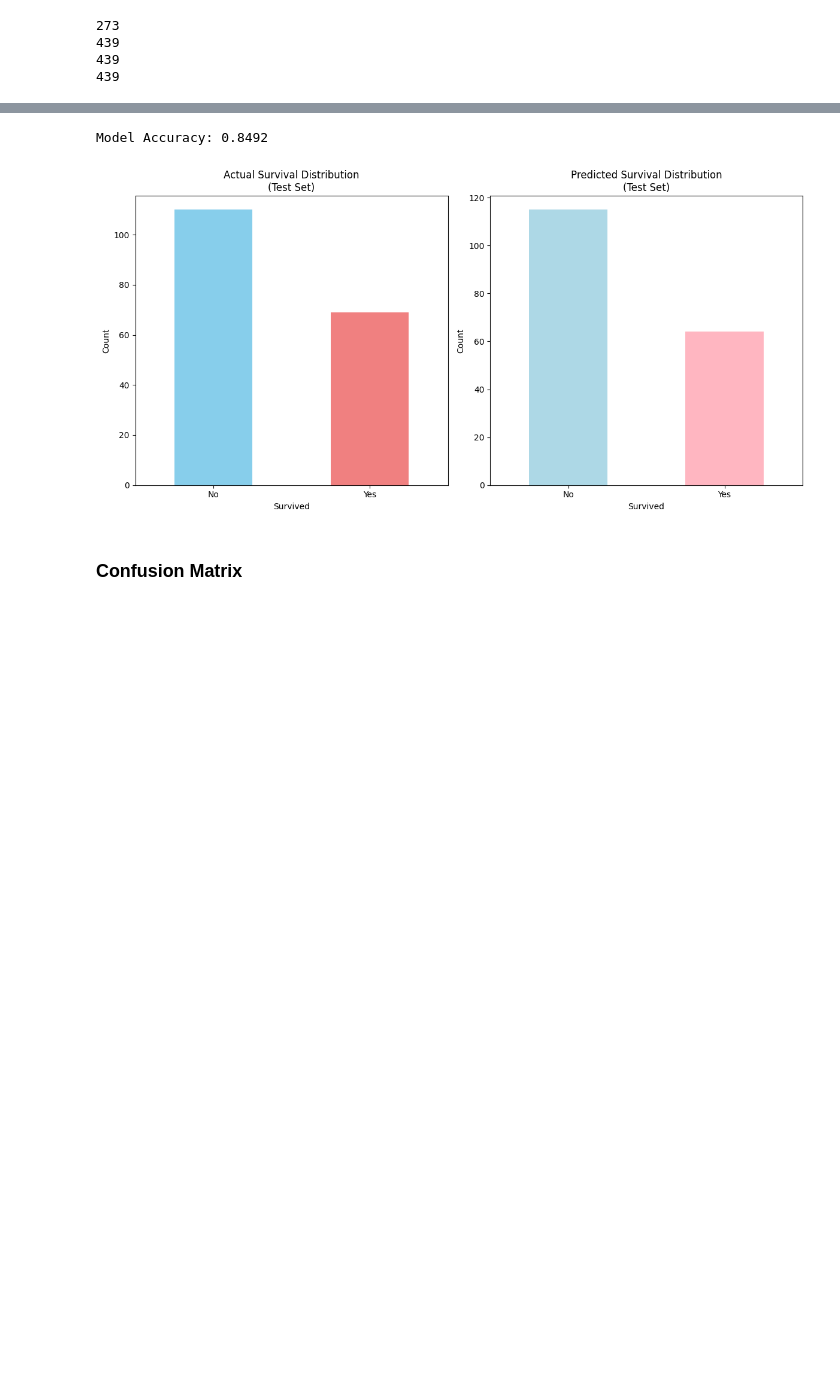
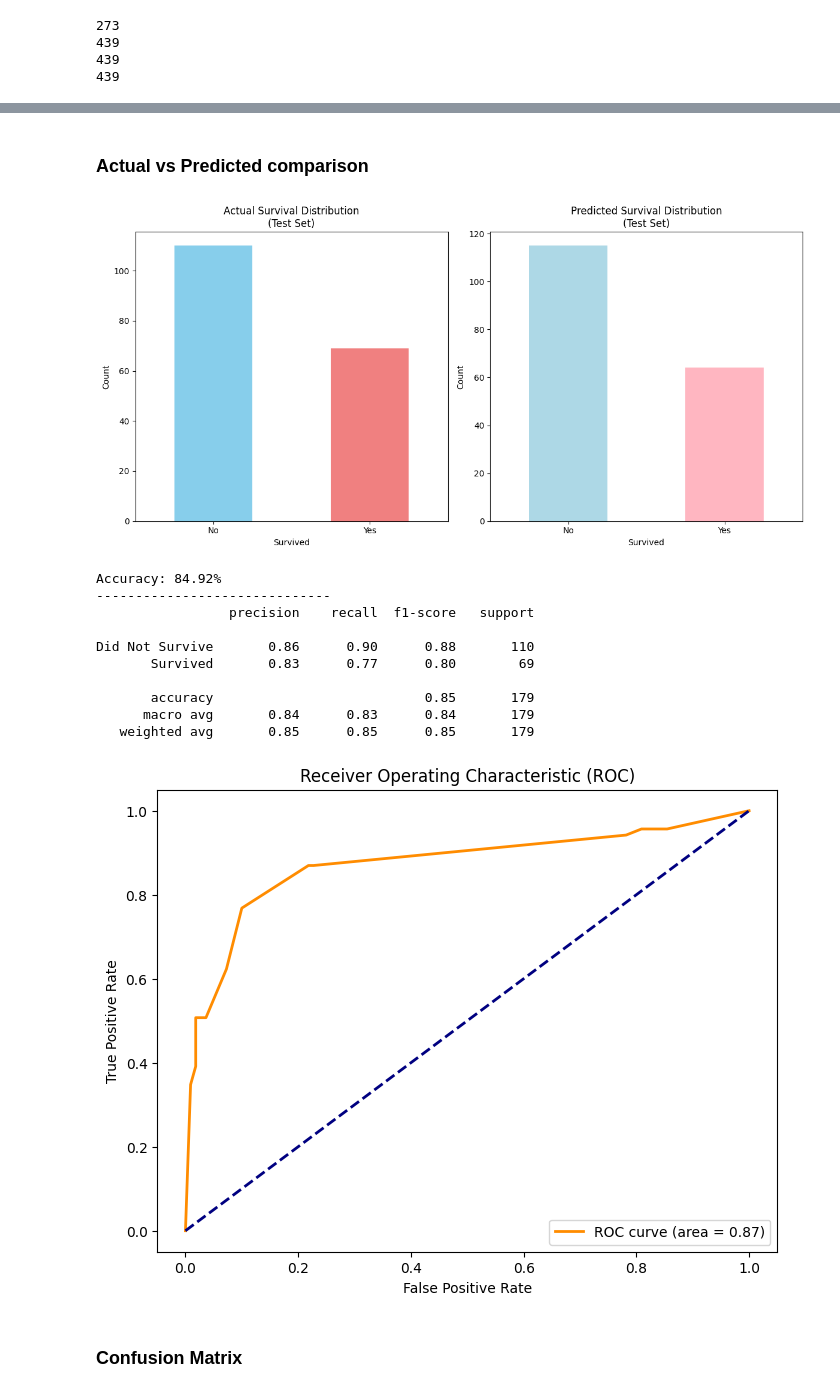
Before and after one commit to Ahmad-Tharwat07/Data-Mining-College-Project, a Jupyter notebook: ClassificationModels/Model1/Classification_model_1.ipynb, the cells around one changed output, grey strips where cells are left out. Saved outputs shown, nothing was run; the diff lists cells and outputs as text; code cells hidden in the pictures; blank space fills up the shorter version.

Commit message:
Added ROC Curve

```diff
--- a/ClassificationModels/Model1/Classification_model_1.ipynb
+++ b/ClassificationModels/Model1/Classification_model_1.ipynb
@@ -198,19 +199,17 @@ print(len(y_train[y_train == 0]))
+# %%
+model = DecisionTreeClassifier(
+    criterion='entropy',
+    random_state=42,
+    max_depth=5
+)
+model.fit(X_train, y_train)
+
+# Prediction
+y_pred = model.predict(X_test)
+y_pred_proba = model.predict_proba(X_test)
+# %% [markdown]
+### Actual vs Predicted comparison
 # %%
-id3_model = DecisionTreeClassifier(
-    criterion='entropy',
-    random_state=42,
-    max_depth=5
-)
-id3_model.fit(X_train, y_train)
-
-# Prediction
-y_pred = id3_model.predict(X_test)
-y_pred_proba = id3_model.predict_proba(X_test)
-
-accuracy = accuracy_score(y_test, y_pred)
-print(f"Model Accuracy: {accuracy:.4f}")
-
-# Actual vs Predicted comparison
 comparison_df = pd.DataFrame({
     'Actual': y_test.values,
     'Predicted': y_pred,
@@ -236,8 +235,37 @@ plt.tight_layout()
 plt.savefig('id3_actual_vs_predicted.png', dpi=300, bbox_inches='tight')
 plt.show()
 # %% [output]
-Model Accuracy: 0.8492
 [figure]
+# %%
+
+acc = accuracy_score(y_test, y_pred)
+fpr, tpr, thresholds = roc_curve(y_test, y_pred_proba[:, 1])
+roc_auc = auc(fpr, tpr)
+
+print(f"Accuracy: {acc * 100:.2f}%")
+print("-" * 30)
+print(classification_report(y_test, y_pred, target_names=['Did Not Survive', 'Survived']))
+
+plt.figure(figsize=(8, 6))
+plt.plot(fpr, tpr, color='darkorange', lw=2, label=f'ROC curve (area = {roc_auc:.2f})')
+plt.plot([0, 1], [0, 1], color='navy', lw=2, linestyle='--')
+plt.xlabel('False Positive Rate')
+plt.ylabel('True Positive Rate')
+plt.title('Receiver Operating Characteristic (ROC)')
+plt.legend(loc="lower right")
+plt.show()
+# %% [output]
+Accuracy: 84.92%
+------------------------------
+                 precision    recall  f1-score   support
+
+Did Not Survive       0.86      0.90      0.88       110
+       Survived       0.83      0.77      0.80        69
+
+       accuracy                           0.85       179
+      macro avg       0.84      0.83      0.84       179
+   weighted avg       0.85      0.85      0.85       179
+[figure, added]
 # %% [markdown]
 ### Confusion Matrix
 # %%
```
Also changed, not shown: parts of 2 cells of this notebook.
